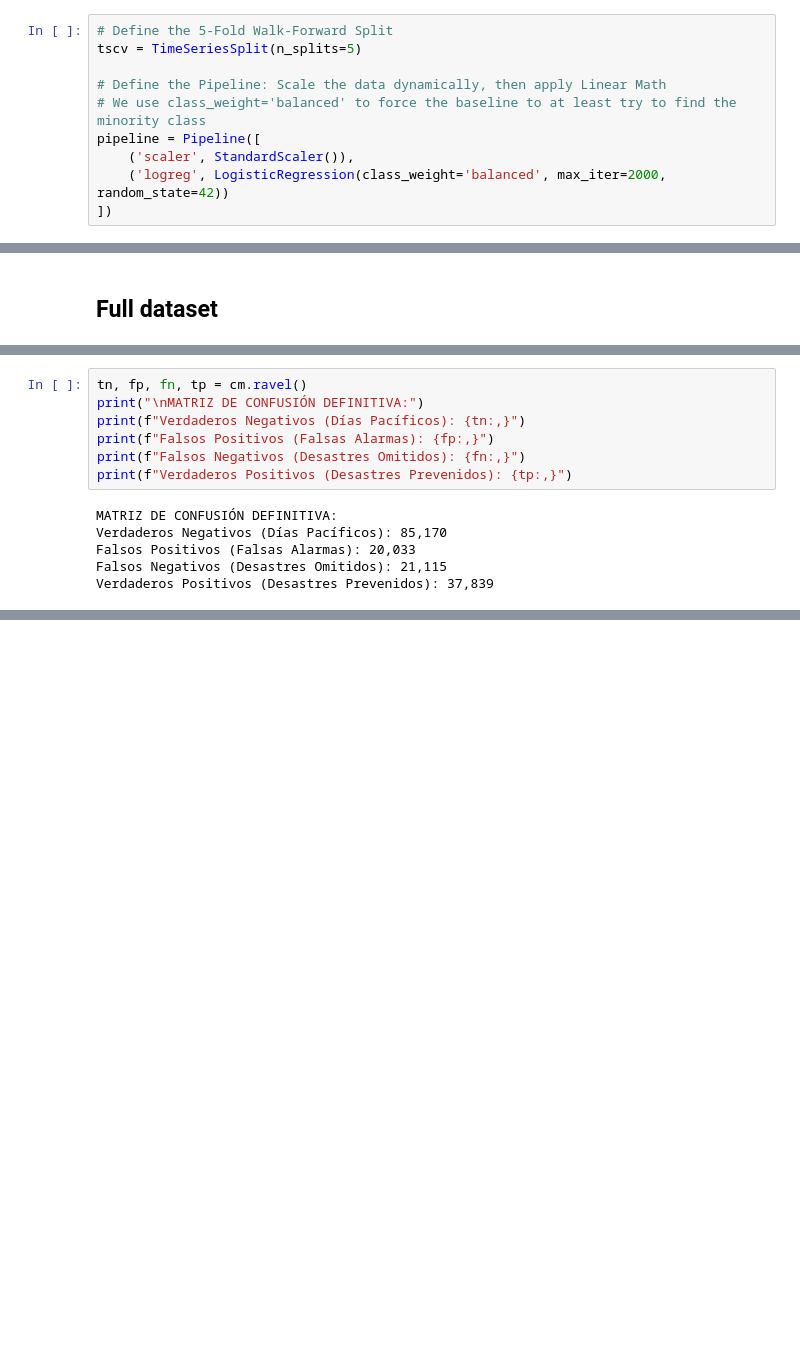
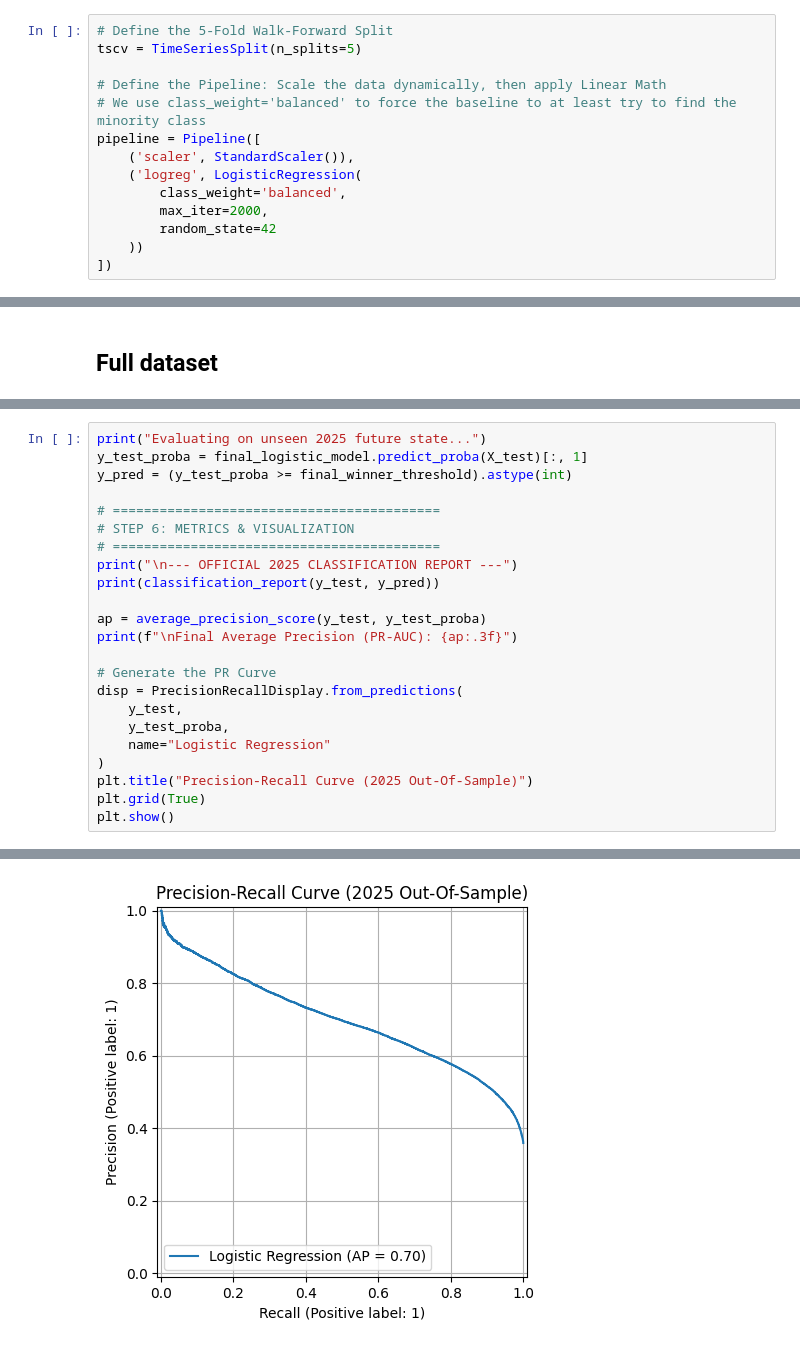
Before and after one commit to eldeivid420/MLforFloodPrediction, a Jupyter notebook: src/models/LogisticRegression.ipynb, the cells around one changed output, grey strips where cells are left out. Cells and saved outputs as stored; diff of their text form; blank space fills up the shorter version.

```diff
--- a/src/models/LogisticRegression.ipynb
+++ b/src/models/LogisticRegression.ipynb
@@ -53,7 +56,11 @@ tscv = TimeSeriesSplit(n_splits=5)
 # We use class_weight='balanced' to force the baseline to at least try to find the minority class
 pipeline = Pipeline([
     ('scaler', StandardScaler()),
-    ('logreg', LogisticRegression(class_weight='balanced', max_iter=2000, random_state=42))
+    ('logreg', LogisticRegression(
+        class_weight='balanced',
+        max_iter=2000,
+        random_state=42
+    ))
 ])
 # %%
 print("\n--- EXECUTING 5-FOLD WALK-FORWARD CROSS-VALIDATION ---")
@@ -153,13 +304,24 @@ plt.show()
-# %%
-tn, fp, fn, tp = cm.ravel()
-print("\nMATRIZ DE CONFUSIÓN DEFINITIVA:")
-print(f"Verdaderos Negativos (Días Pacíficos): {tn:,}")
-print(f"Falsos Positivos (Falsas Alarmas): {fp:,}")
-print(f"Falsos Negativos (Desastres Omitidos): {fn:,}")
-print(f"Verdaderos Positivos (Desastres Prevenidos): {tp:,}")
-# %% [output]
-MATRIZ DE CONFUSIÓN DEFINITIVA:
-Verdaderos Negativos (Días Pacíficos): 85,170
-Falsos Positivos (Falsas Alarmas): 20,033
-Falsos Negativos (Desastres Omitidos): 21,115
-Verdaderos Positivos (Desastres Prevenidos): 37,839
+# %%
+print("Evaluating on unseen 2025 future state...")
+y_test_proba = final_logistic_model.predict_proba(X_test)[:, 1]
+y_pred = (y_test_proba >= final_winner_threshold).astype(int)
+
+# ==========================================
+# STEP 6: METRICS & VISUALIZATION
+# ==========================================
+print("\n--- OFFICIAL 2025 CLASSIFICATION REPORT ---")
+print(classification_report(y_test, y_pred))
+
+ap = average_precision_score(y_test, y_test_proba)
+print(f"\nFinal Average Precision (PR-AUC): {ap:.3f}")
+
+# Generate the PR Curve
+disp = PrecisionRecallDisplay.from_predictions(
+    y_test,
+    y_test_proba,
+    name="Logistic Regression"
+)
+plt.title("Precision-Recall Curve (2025 Out-Of-Sample)")
+plt.grid(True)
+plt.show()
+# %% [output]
@@ -165,0 +342 @@ Verdaderos Positivos (Desastres Prevenidos): 37,839
+[figure, added]
```
Also changed, not shown: parts of 7 cells of this notebook, 4 other files.
